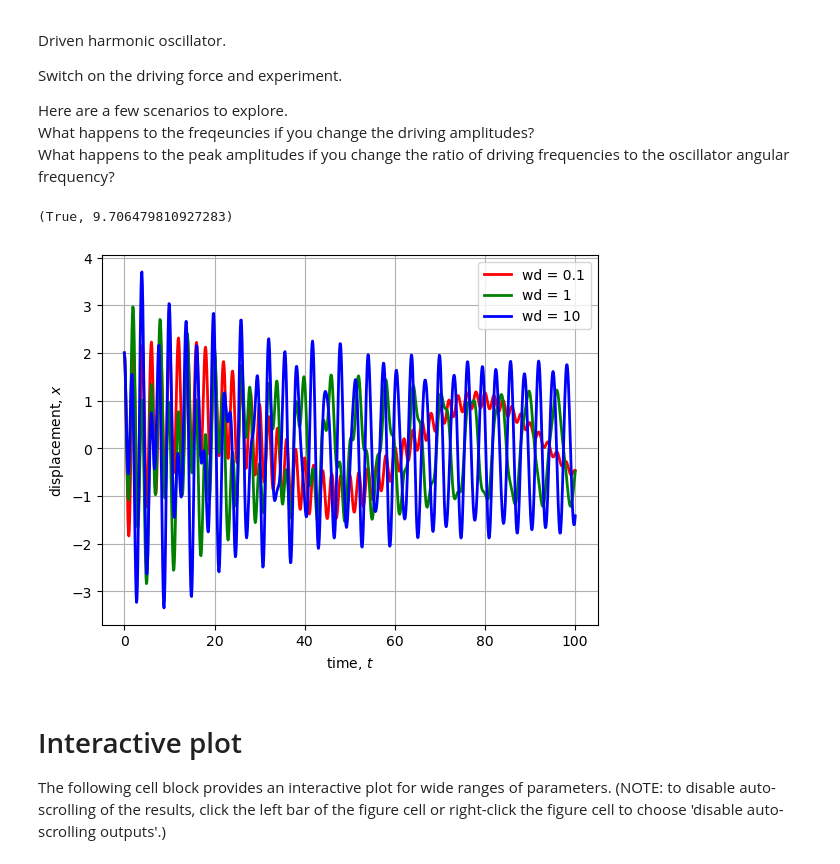
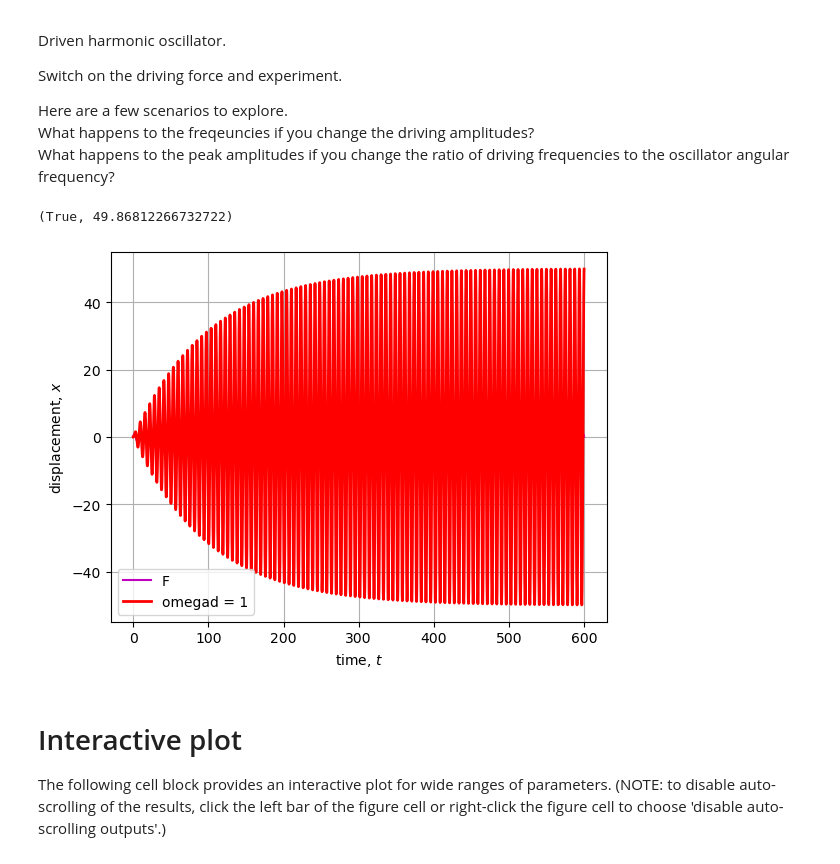
Before and after one commit to dunyuliu/Earth_From_Lab_To_Planet_Tutorials, a Jupyter notebook: Module1.1_DampedHarmonicOscillator.ipynb, the cells around one changed output. Cells and saved outputs as stored; diff of their text form; code cells hidden in the pictures.

```diff
--- a/Module1.1_DampedHarmonicOscillator.ipynb
+++ b/Module1.1_DampedHarmonicOscillator.ipynb
@@ -116,7 +116,7 @@ def ode_solver_scipy(xInit,t, par):
 # General driver routine
 This is a routine we will reuse for plotting and doing numerical experiments.
 # %%
-def driver(zeta = 0, omega = 1.*np.pi, Fm = 0, omegad = 2.*np.pi, xInit0 = [1., 0.],
+def driver(zeta = 0, omega = 1.*np.pi, Fm = 0, omegad = 2.*np.pi, xInit0 = [0, 0.],
            method = 'euler', plot_feature=['k',2], tmax = 10, nsteps = 100, plabel = None):
 
     err = False
@@ -141,12 +141,17 @@ def driver(zeta = 0, omega = 1.*np.pi, Fm = 0, omegad = 2.*np.pi, xInit0 = [1.,
         print('error, method', method, ' not define')
         return False,0
 
-    maxA       = np.max(abs(x))
+    #select = np.arange(nsteps-10,nsteps)
+    #print(select)
+
+
+    maxA       = np.max(abs(x[:,0]))
 
     if(plabel):
         plot_label = plabel
     else:
-        plot_label=method
+        plot_label='omegad = '+str(omegad)
+        #plot_label=method
     plt.plot(t, x[:,0], plot_feature[0], label=plot_label, linewidth=plot_feature[1])
     plt.grid()
     #plt.ylim(-1., 1.)
@@ -219,14 +224,19 @@ What happens to the freqeuncies if you change the driving amplitudes? <br>
 What happens to the peak amplitudes if you change the ratio of driving frequencies to the oscillator angular frequency? <br>
 # %%
 zeta = 0.01;
-F=10;
+F=1;omega=1;
 
-driver(zeta, omega,F,0.1,xinit, method = 'scipy', plot_feature = ['r-',2],plabel="wd = 0.1",nsteps=1000,tmax=100)
-driver(zeta, omega,F,  1,xinit, method = 'scipy', plot_feature = ['g-',2],plabel="wd = 1",nsteps=1000,tmax=100)
-driver(zeta, omega,F,  2,xinit, method = 'scipy', plot_feature = ['b-',2],plabel="wd = 10",nsteps=1000,tmax=100)
+trange=600
+omegad=1
+tplot = np.linspace(0,trange,num=1000);yd=F*np.sin(omegad*tplot);
+plt.plot(tplot,yd,'m-',label="F")
+driver(zeta, omega,F,omegad,method = 'scipy', plot_feature = ['r-',2],nsteps=10000,tmax=trange)
+
+#driver(zeta, omega,F,  1, method = 'scipy', plot_feature = ['g-',2],plabel="wd = 1",nsteps=1000,tmax=trange)
+#driver(zeta, omega,F,  2, method = 'scipy', plot_feature = ['b-',2],plabel="wd = 2",nsteps=1000,tmax=trange)
 # %% [output]
-(True, 9.706479810927283)
+(True, 49.86812266732722)
-[figure, old version]
+[figure, new version]
 # %% [markdown]
 # Interactive plot
 The following cell block provides an interactive plot for wide ranges of parameters. (NOTE: to disable auto-scrolling of the results, click the left bar of the figure cell or right-click the figure cell to choose 'disable auto-scrolling outputs'.)
```
Also changed, not shown: parts of 1 cell of this notebook, 3 other files.
